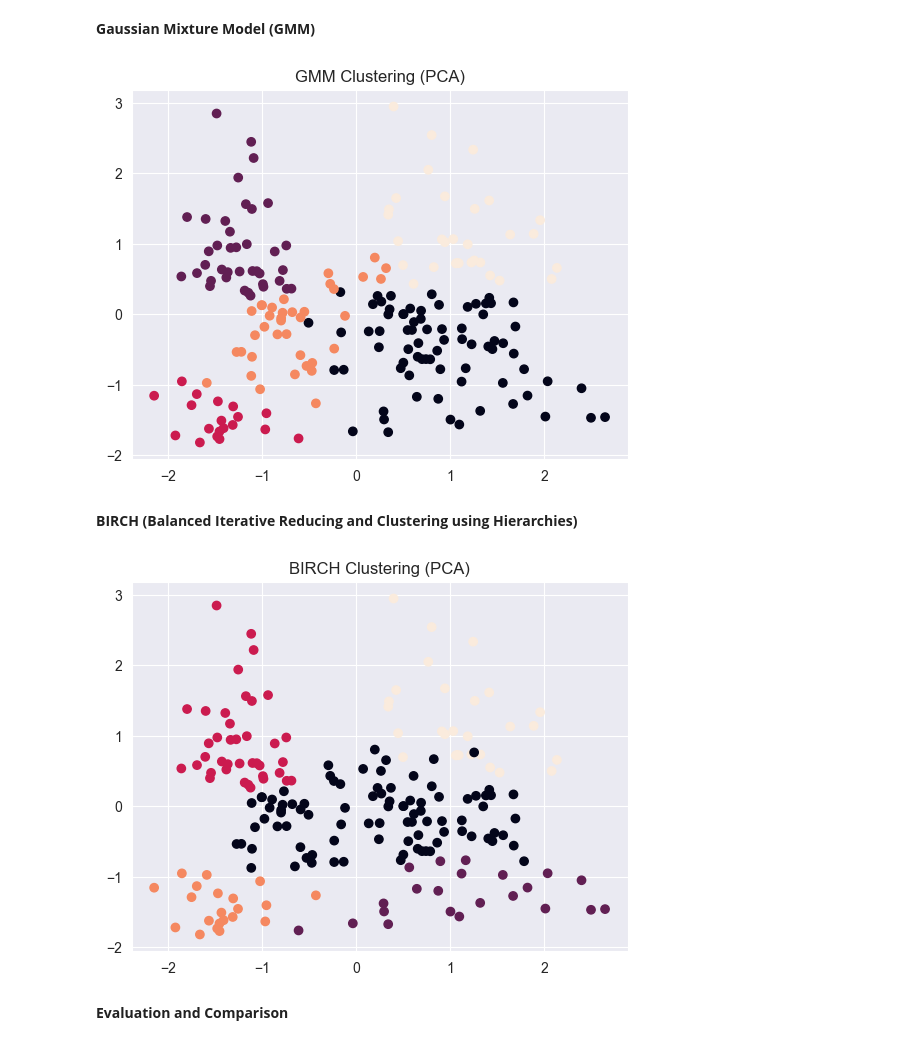
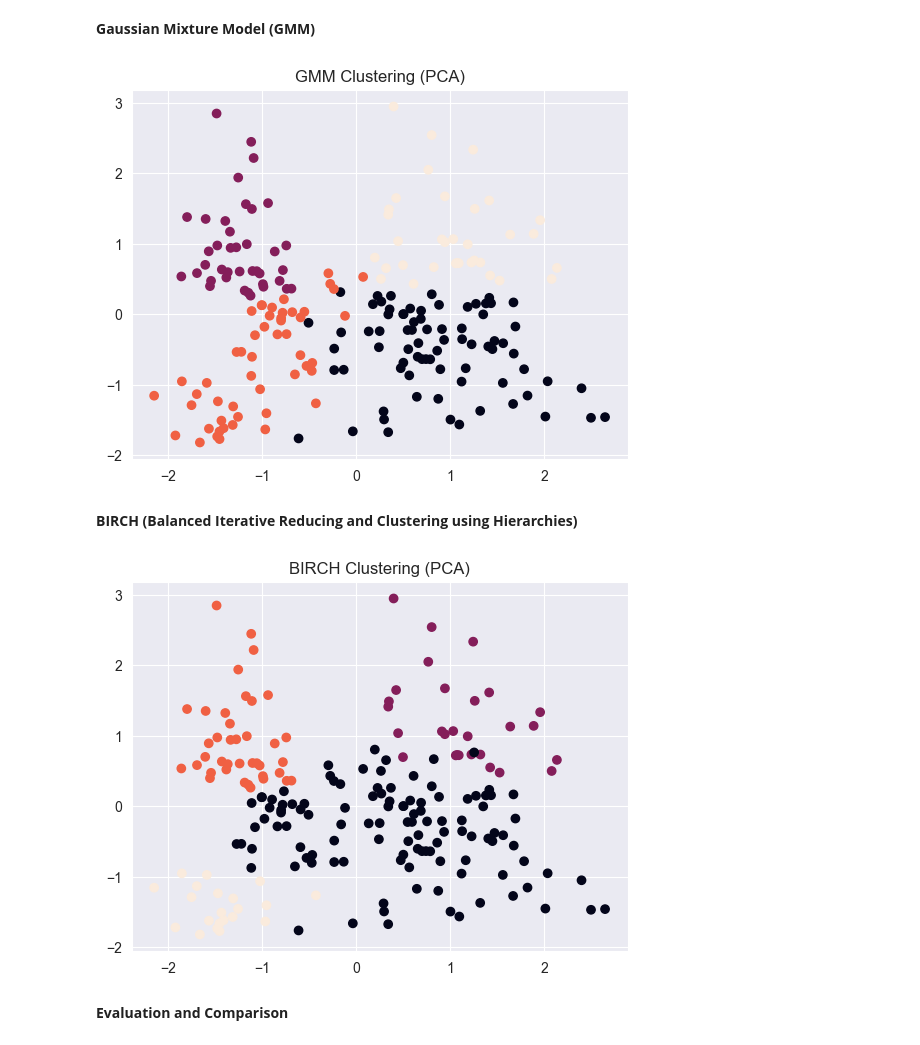
Before and after one commit to AmrKhaled05/Data-Science-Project, a Jupyter notebook: Mil3.ipynb, the cells around one changed output. Drawn from its saved outputs; the diff is of its cells as text; code cells hidden in the pictures.

```diff
--- a/Mil3.ipynb
+++ b/Mil3.ipynb
@@ -119,23 +119,23 @@ plt.show()
 # %% [markdown]
 **Gaussian Mixture Model (GMM)**
 # %%
-gmm = GaussianMixture(n_components=5, random_state=42)
+gmm = GaussianMixture(n_components=4, random_state=42)
 clusters_gmm = gmm.fit_predict(df_scaled)
 plt.scatter(pca_result[:, 0], pca_result[:, 1], c=clusters_gmm)
 plt.title('GMM Clustering (PCA)')
 plt.show()
 # %% [output]
-[figure, old version]
+[figure, new version]
 # %% [markdown]
 **BIRCH (Balanced Iterative Reducing and Clustering using Hierarchies)**
 # %%
-birch_model = Birch(n_clusters=5)
+birch_model = Birch(n_clusters=4)
 clusters_birch = birch_model.fit_predict(df_scaled)
 plt.scatter(pca_result[:, 0], pca_result[:, 1], c=clusters_birch)
 plt.title('BIRCH Clustering (PCA)')
 plt.show()
 # %% [output]
-[figure, old version]
+[figure, new version]
 # %% [markdown]
 **Evaluation and Comparison**
 # %% [markdown]
```
Also changed, not shown: parts of 17 cells of this notebook.
